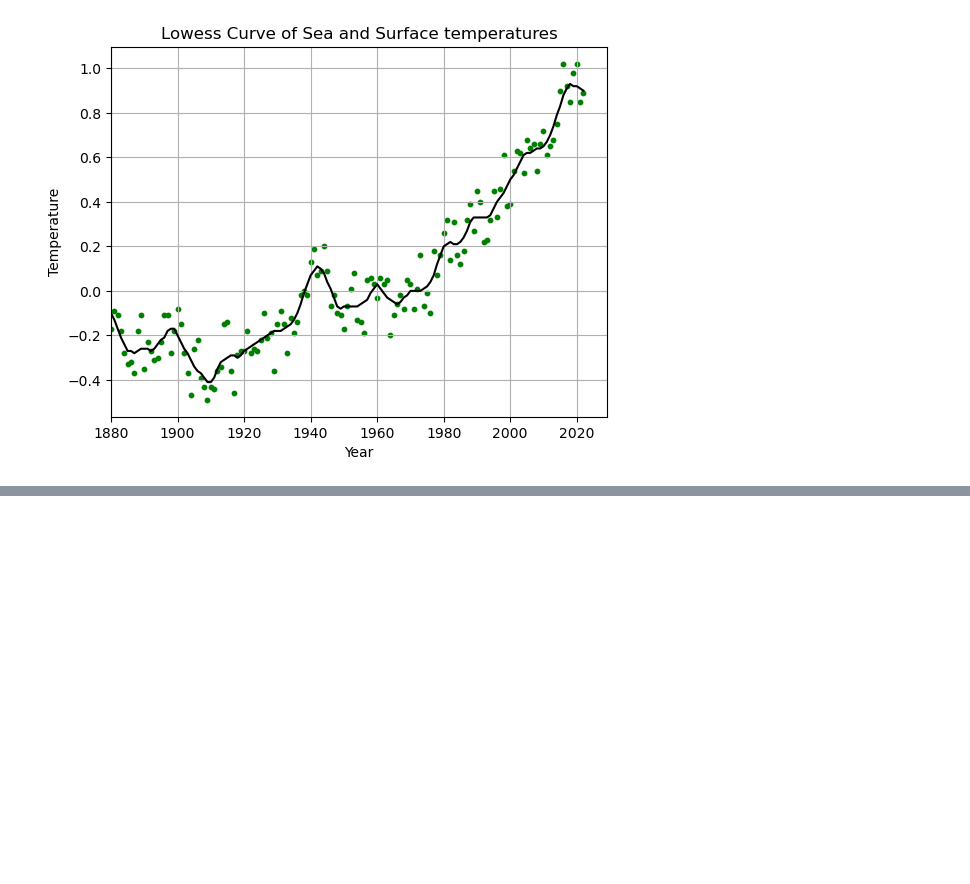
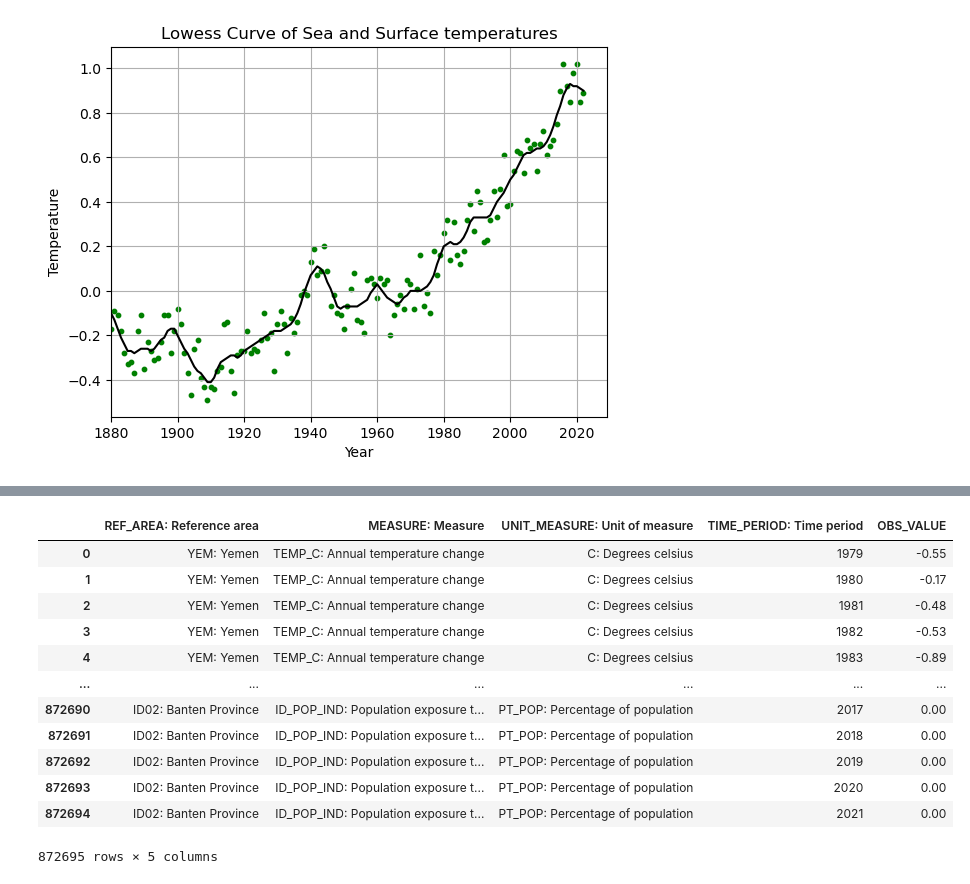
Before and after one commit to camagaKhan/BigDataProcessingClimateChange, a Jupyter notebook: notebooks/temperature.ipynb, the cells around one changed output, grey strips where cells are left out. Cells and saved outputs as stored; diff of their text form; code cells hidden in the pictures; blank space fills up the shorter version.

```diff
--- a/notebooks/temperature.ipynb
+++ b/notebooks/temperature.ipynb
@@ -64,0 +82,17 @@ plt.show()
+# %%
+dataset2 = dataset[['REF_AREA: Reference area', 'MEASURE: Measure', 'UNIT_MEASURE: Unit of measure', 'TIME_PERIOD: Time period', 'OBS_VALUE']]
+dataset2
+# %% [output]
+|  | REF_AREA: Reference area | MEASURE: Measure | UNIT_MEASURE: Unit of measure | TIME_PERIOD: Time period | OBS_VALUE |
+| 0 | YEM: Yemen | TEMP_C: Annual temperature change | C: Degrees celsius | 1979 | -0.55 |
+| 1 | YEM: Yemen | TEMP_C: Annual temperature change | C: Degrees celsius | 1980 | -0.17 |
+| 2 | YEM: Yemen | TEMP_C: Annual temperature change | C: Degrees celsius | 1981 | -0.48 |
+| 3 | YEM: Yemen | TEMP_C: Annual temperature change | C: Degrees celsius | 1982 | -0.53 |
+| 4 | YEM: Yemen | TEMP_C: Annual temperature change | C: Degrees celsius | 1983 | -0.89 |
+| ... | ... | ... | ... | ... | ... |
+| 872690 | ID02: Banten Province | ID_POP_IND: Population exposure t... | PT_POP: Percentage of population | 2017 | 0.00 |
+| 872691 | ID02: Banten Province | ID_POP_IND: Population exposure t... | PT_POP: Percentage of population | 2018 | 0.00 |
+| 872692 | ID02: Banten Province | ID_POP_IND: Population exposure t... | PT_POP: Percentage of population | 2019 | 0.00 |
+| 872693 | ID02: Banten Province | ID_POP_IND: Population exposure t... | PT_POP: Percentage of population | 2020 | 0.00 |
+| 872694 | ID02: Banten Province | ID_POP_IND: Population exposure t... | PT_POP: Percentage of population | 2021 | 0.00 |
+872695 rows × 5 columns
```
Also changed, not shown: parts of 8 cells of this notebook, 2 other files.
